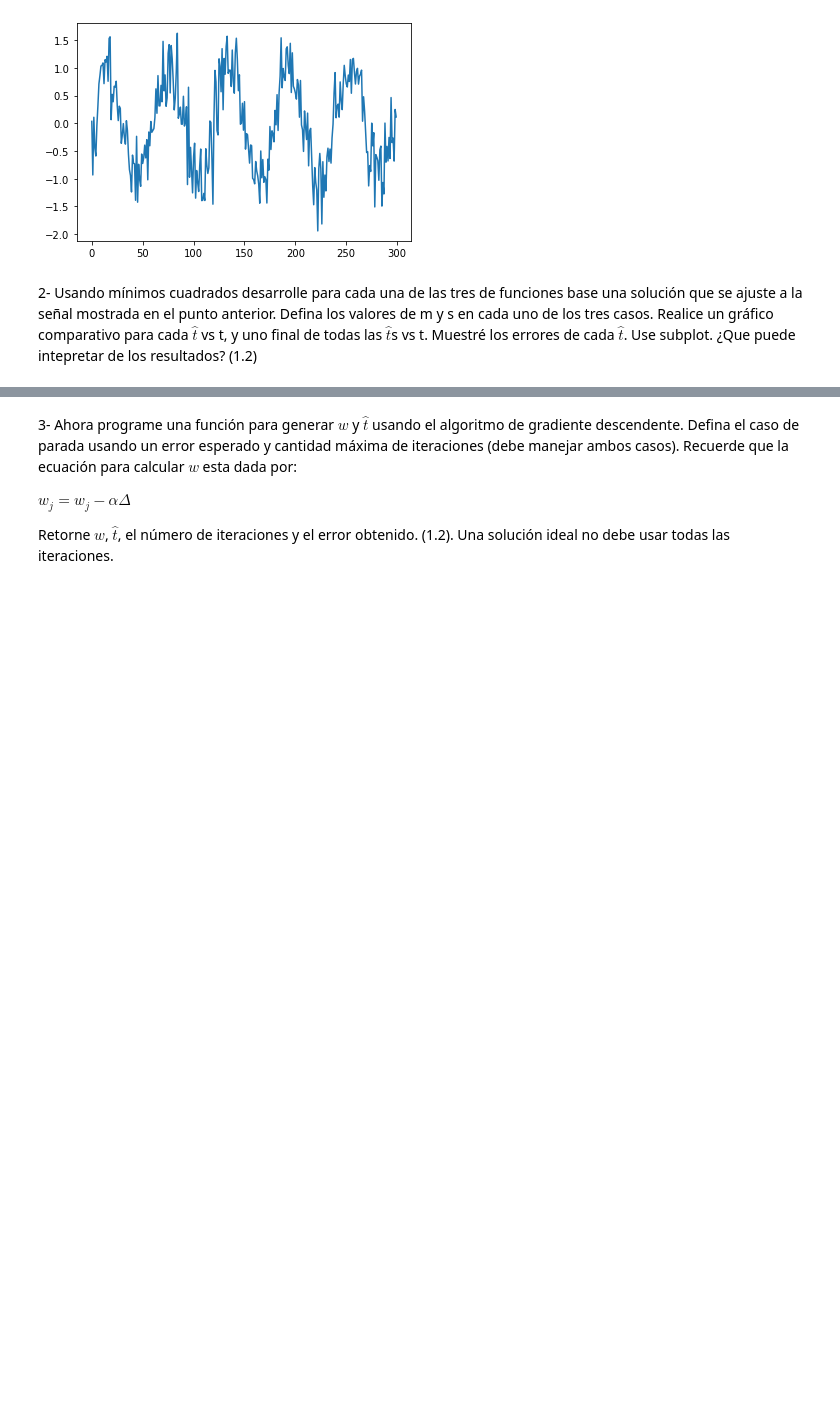
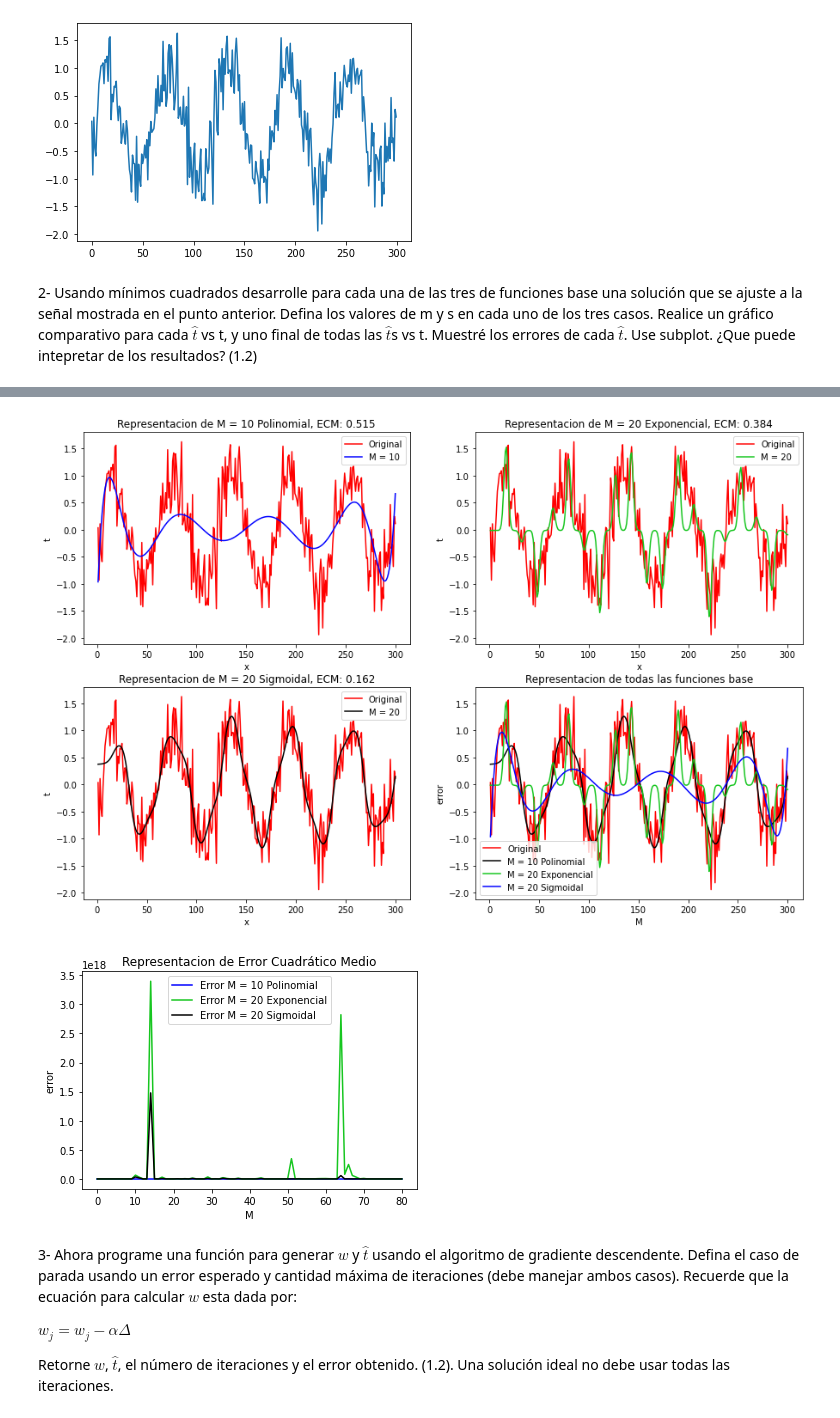
Before and after one commit to BrayanTabares/InteligenciaArtificial, a Jupyter notebook: Taller3-Gradiente descendente.ipynb, the cells around one changed output, grey strips where cells are left out. Cells and saved outputs as stored; diff of their text form; code cells hidden in the pictures; blank space fills up the shorter version.

```diff
--- a/Taller3-Gradiente descendente.ipynb
+++ b/Taller3-Gradiente descendente.ipynb
@@ -56,9 +56,9 @@ def errorCuadraticoMedio(phi,w):
 
 #Valores de M
 
-m1=70
+m1=10
 m2=20
-m3=10
+m3=20
 
 #Graficación------------------------------------------------
 
@@ -134,7 +134,7 @@ for i in range(me1,me3+1):
     errorM1[i-m1]= errorCuadraticoMedio(phinE,wn)
     errorM2[i-m1]= errorCuadraticoMedio(phinS,wn)
 plt.plot(errorR,errorM,'b',errorR,errorM1,'#17C620',errorR,errorM2,'k')
-plt.legend(['Error Cuadrático Medio'])
+plt.legend(["Error "+names[0]+" Polinomial","Error "+names[1]+" Exponencial","Error "+names[2]+" Sigmoidal"])
 plt.xlabel("M")
 plt.ylabel("error")
 plt.title("Representacion de Error Cuadrático Medio")
@@ -144,3 +143,5 @@ SyntaxError: EOL while scanning string literal (<ipython-input-34-8f457b61556f>,
+[figure, added]
+[figure, added]
 # %% [markdown]
 3- Ahora programe una función para generar $w$ y $\hat{t}$ usando el algoritmo de gradiente descendente. Defina el caso de parada usando un error esperado y cantidad máxima de iteraciones (debe manejar ambos casos). Recuerde que la ecuación para calcular $w$ esta dada por:
 
```
Also changed, not shown: parts of 3 cells of this notebook.
